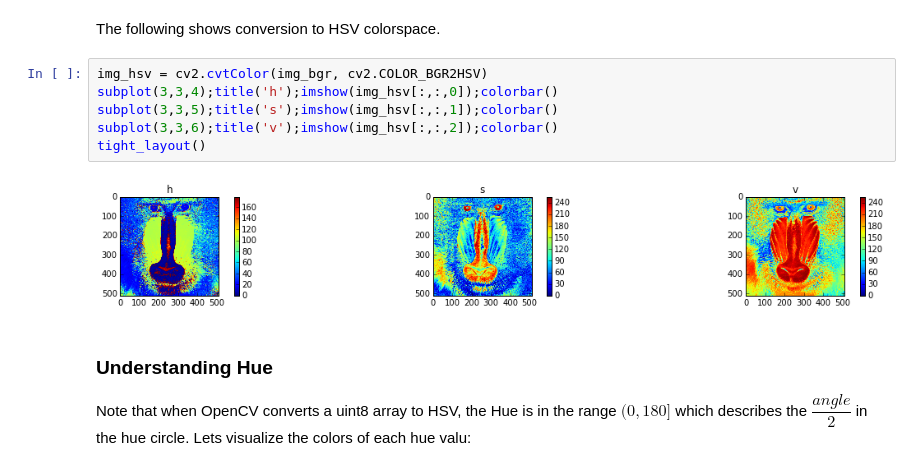
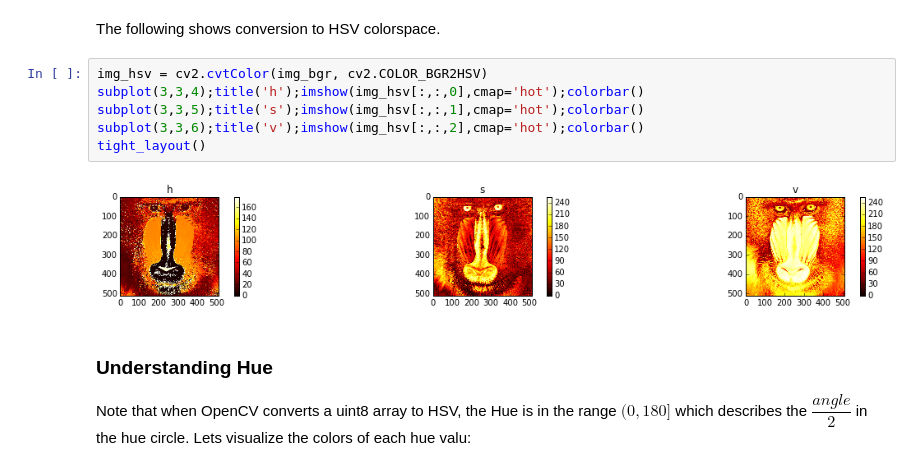
Before and after one commit to chengoldberg/xtr3d-challenge, a Jupyter notebook: notebooks/mean_shift.ipynb, the cells around one changed output. Cells and saved outputs as stored; diff of their text form.

```diff
--- a/notebooks/mean_shift.ipynb
+++ b/notebooks/mean_shift.ipynb
@@ -29,12 +29,12 @@ _ = imshow(img_rgb)
 The following shows conversion to HSV colorspace.
 # %%
 img_hsv = cv2.cvtColor(img_bgr, cv2.COLOR_BGR2HSV)
-subplot(3,3,4);title('h');imshow(img_hsv[:,:,0]);colorbar()
-subplot(3,3,5);title('s');imshow(img_hsv[:,:,1]);colorbar()
-subplot(3,3,6);title('v');imshow(img_hsv[:,:,2]);colorbar()
+subplot(3,3,4);title('h');imshow(img_hsv[:,:,0],cmap='hot');colorbar()
+subplot(3,3,5);title('s');imshow(img_hsv[:,:,1],cmap='hot');colorbar()
+subplot(3,3,6);title('v');imshow(img_hsv[:,:,2],cmap='hot');colorbar()
 tight_layout()
 # %% [output]
-[figure, old version]
+[figure, new version]
 # %% [markdown]
 ### Understanding Hue
 Note that when OpenCV converts a uint8 array to HSV, the Hue is in the range $(0,180]$ which describes the $\dfrac{angle}{2}$ in the hue circle. Lets visualize the colors of each hue valu:
```
Also changed, not shown: parts of 8 cells of this notebook.
